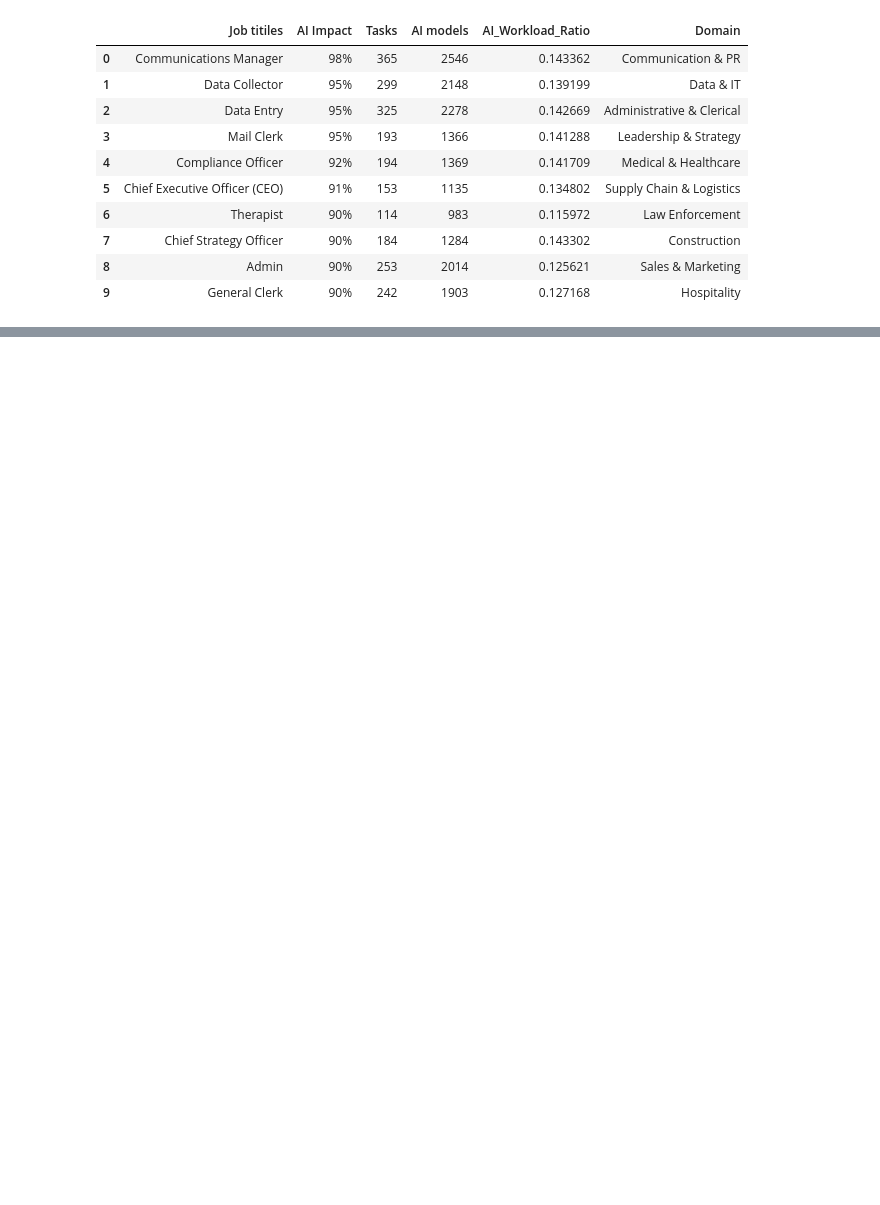
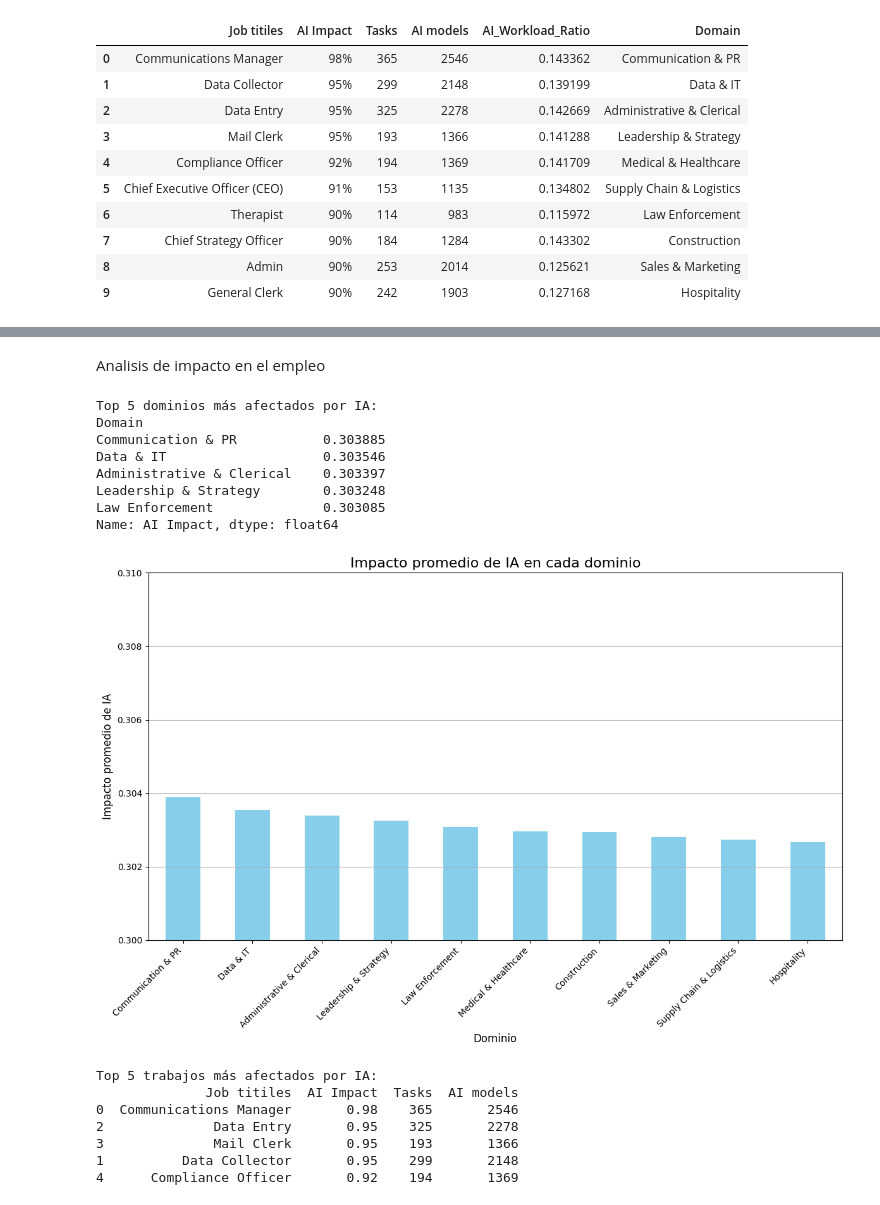
Before and after one commit to adrianalessandro/proyecto_csdatos, a Jupyter notebook: main.ipynb, the cells around one changed output, grey strips where cells are left out. Cells and saved outputs as stored; diff of their text form; code cells hidden in the pictures; blank space fills up the shorter version.

```diff
--- a/main.ipynb
+++ b/main.ipynb
@@ -172,0 +381,44 @@ df_IA_impact
+# %% [markdown]
+Analisis de impacto en el empleo
+# %%
+# Agrupar por 'Domain' y calcular el impacto promedio de IA en cada dominio
+domain_impact = jobs_data.groupby('Domain')['AI Impact'].mean().sort_values(ascending=False)
+
+# Mostrar los 5 dominios más afectados
+print("\nTop 5 dominios más afectados por IA:")
+print(domain_impact.head(5))
+
+# Visualizar el impacto promedio por dominio con rango ajustado en el eje Y
+plt.figure(figsize=(12, 8))
+domain_impact.plot(kind='bar', color='skyblue')
+plt.title('Impacto promedio de IA en cada dominio', fontsize=16)
+plt.xlabel('Dominio', fontsize=12)
+plt.ylabel('Impacto promedio de IA', fontsize=12)
+plt.xticks(rotation=45, ha='right')
+plt.ylim(0.3, 0.31)  # Ajustar el rango del eje Y
+plt.grid(axis='y')
+plt.tight_layout()
+plt.show()
+
+# Identificar los 5 trabajos más afectados por IA
+top_jobs = jobs_data.sort_values('AI Impact', ascending=False).head(5)
+
+print("\nTop 5 trabajos más afectados por IA:")
+print(top_jobs[['Job titiles', 'AI Impact', 'Tasks', 'AI models']])
+# %% [output]
+Top 5 dominios más afectados por IA:
+Domain
+Communication & PR           0.303885
+Data & IT                    0.303546
+Administrative & Clerical    0.303397
+Leadership & Strategy        0.303248
+Law Enforcement              0.303085
+Name: AI Impact, dtype: float64
+[figure, added]
+Top 5 trabajos más afectados por IA:
+              Job titiles  AI Impact  Tasks  AI models
+0  Communications Manager       0.98    365       2546
+2              Data Entry       0.95    325       2278
+3              Mail Clerk       0.95    193       1366
+1          Data Collector       0.95    299       2148
+4      Compliance Officer       0.92    194       1369
```
Also changed, not shown: parts of 63 cells of this notebook.
